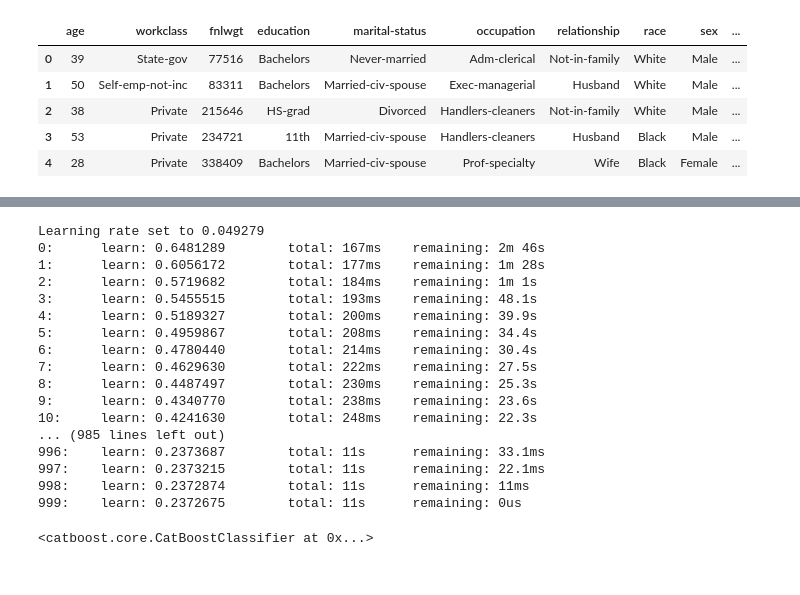
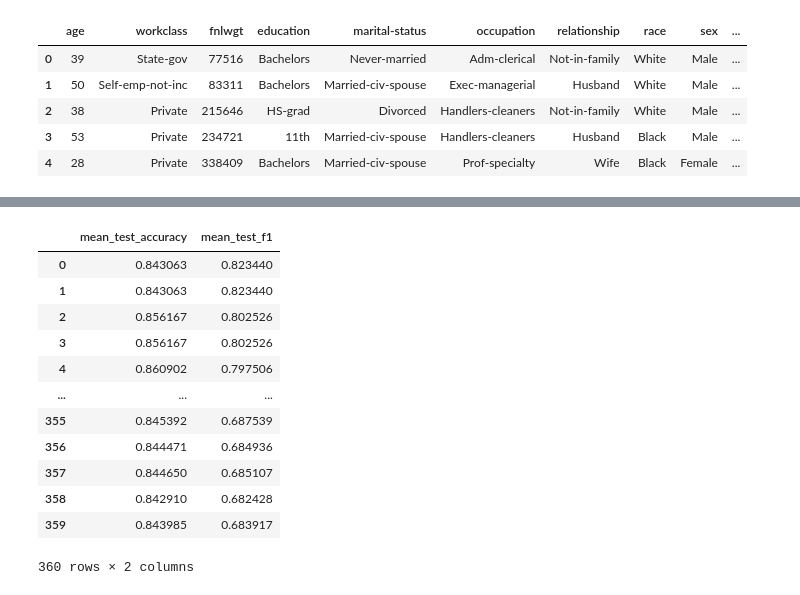
Before and after one commit to nefrank/replica-analytics-questions-mle, a Jupyter notebook: USCensus.ipynb, the cells around one changed output, grey strips where cells are left out. Saved outputs shown, nothing was run; the diff lists cells and outputs as text; code cells hidden in the pictures.

```diff
--- a/USCensus.ipynb
+++ b/USCensus.ipynb
@@ -59,22 +57,0 @@ from catboost import CatBoostClassifier
-# %%
-cbc = CatBoostClassifier(iterations=1000)
-cbc.fit(X_train,y_train)
-# %% [output]
-Learning rate set to 0.049279
-0:      learn: 0.6481289        total: 167ms    remaining: 2m 46s
-1:      learn: 0.6056172        total: 177ms    remaining: 1m 28s
-2:      learn: 0.5719682        total: 184ms    remaining: 1m 1s
-3:      learn: 0.5455515        total: 193ms    remaining: 48.1s
-4:      learn: 0.5189327        total: 200ms    remaining: 39.9s
-5:      learn: 0.4959867        total: 208ms    remaining: 34.4s
-6:      learn: 0.4780440        total: 214ms    remaining: 30.4s
-7:      learn: 0.4629630        total: 222ms    remaining: 27.5s
-8:      learn: 0.4487497        total: 230ms    remaining: 25.3s
-9:      learn: 0.4340770        total: 238ms    remaining: 23.6s
-10:     learn: 0.4241630        total: 248ms    remaining: 22.3s
-... (985 lines left out)
-996:    learn: 0.2373687        total: 11s      remaining: 33.1ms
-997:    learn: 0.2373215        total: 11s      remaining: 22.1ms
-998:    learn: 0.2372874        total: 11s      remaining: 11ms
-999:    learn: 0.2372675        total: 11s      remaining: 0us
-<catboost.core.CatBoostClassifier at 0x...>
@@ -82,0 +58,41 @@ preds_class = cbc.predict(X_test)
+# %%
+from sklearn.ensemble import GradientBoostingClassifier
+
+from sklearn.model_selection import GridSearchCV
+from sklearn.metrics import accuracy_score
+from sklearn.metrics import precision_score
+from sklearn.metrics import recall_score
+from sklearn.metrics import make_scorer
+#creating Scoring parameter:
+scoring = {'accuracy': make_scorer(accuracy_score),
+           'f1': make_scorer(precision_score)}
+
+# A sample parameter
+
+parameters = {
+    "learning_rate": [0.05,0.1,0.2,0.5,1.0],
+    "max_depth":[2,3,4,5],
+    "n_estimators": np.linspace(100,500,7,dtype=int)
+}
+#passing the scoring function in the GridSearchCV
+clf = GridSearchCV(GradientBoostingClassifier(), parameters,scoring=scoring,refit=False,cv=5, n_jobs=-1)
+
+clf.fit(X_train, y_train)
+#converting the clf.cv_results to dataframe
+df=pd.DataFrame.from_dict(clf.cv_results_)
+# %%
+df[['mean_test_accuracy','mean_test_f1']]
+# %% [output]
+|  | mean_test_accuracy | mean_test_f1 |
+| 0 | 0.843063 | 0.823440 |
+| 1 | 0.843063 | 0.823440 |
+| 2 | 0.856167 | 0.802526 |
+| 3 | 0.856167 | 0.802526 |
+| 4 | 0.860902 | 0.797506 |
+| ... | ... | ... |
+| 355 | 0.845392 | 0.687539 |
+| 356 | 0.844471 | 0.684936 |
+| 357 | 0.844650 | 0.685107 |
+| 358 | 0.842910 | 0.682428 |
+| 359 | 0.843985 | 0.683917 |
+360 rows × 2 columns
```
Also changed, not shown: parts of 17 cells of this notebook, 6 other files.
